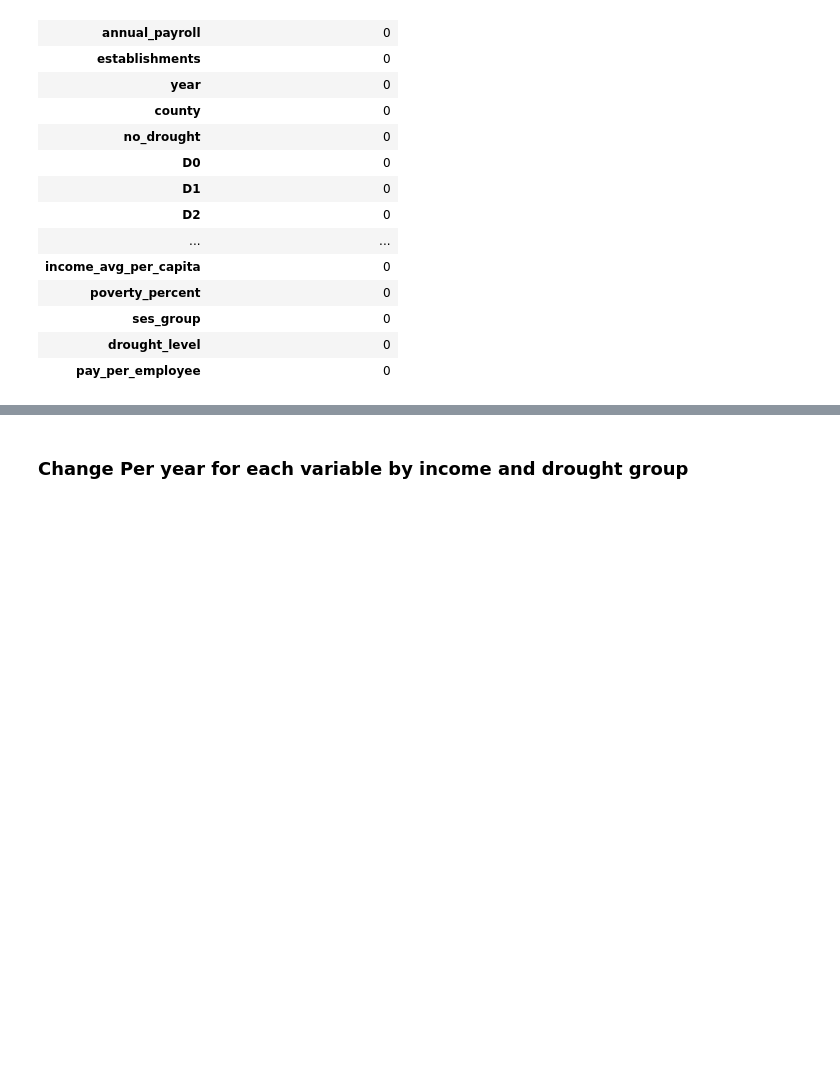
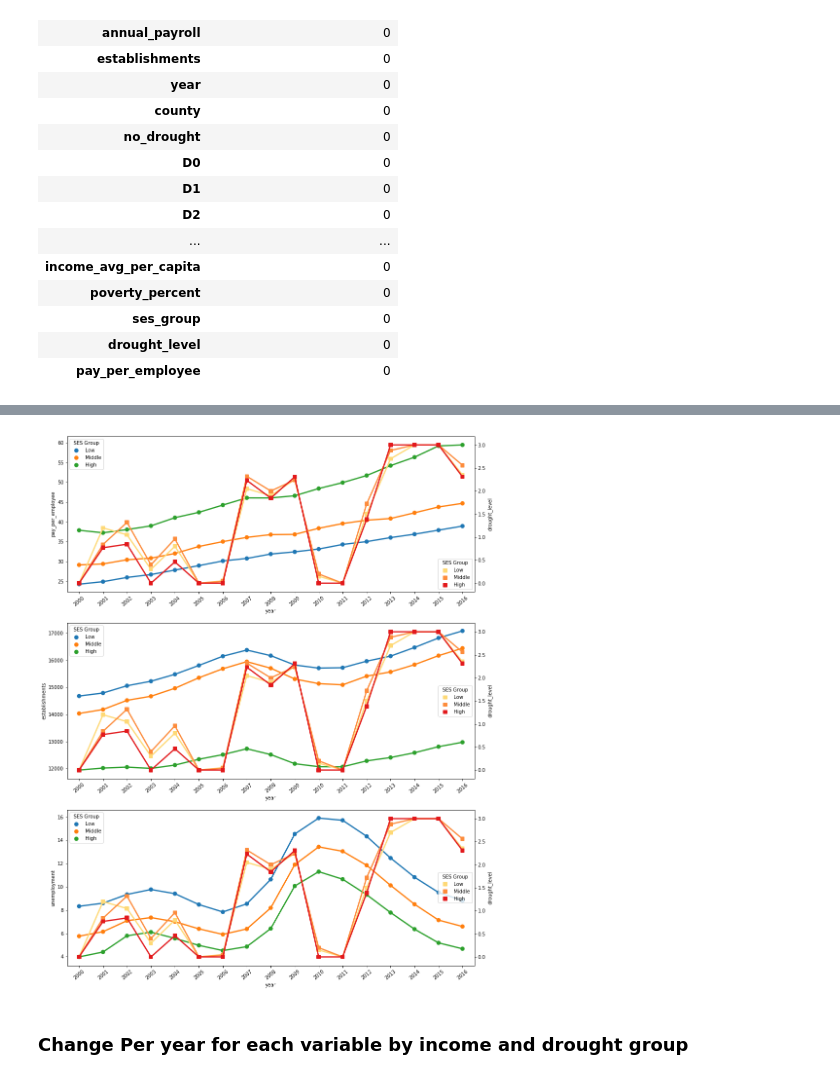
Before and after one commit to jacobmoul/COGS108_Repo, a Jupyter notebook: Final Project/FinalProject.ipynb, the cells around one changed output, grey strips where cells are left out. Saved outputs shown, nothing was run; the diff lists cells and outputs as text; code cells hidden in the pictures; blank space fills up the shorter version.

```diff
--- a/Final Project/FinalProject.ipynb
+++ b/Final Project/FinalProject.ipynb
@@ -378,3 +390,34 @@ pd.DataFrame(project_df.isnull().sum()).rename(columns={0:'Number of Missing Val
+# %%
+fig, (ax1, ax2, ax3) = plt.subplots(3,1,figsize=(15, 20))
+sns.pointplot(x='year', y='pay_per_employee', hue='ses_group', size='drought_level', data=avg_per_year_df,
+             legend='false', ax=ax1)
+ax1.legend(loc='upper left', title='SES Group')
+ax1_1 = ax1.twinx()
+sns.pointplot(x='year', y='drought_level', data=avg_per_year_df,
+             legend='false', ax=ax1_1, hue='ses_group', markers='s', palette = sns.color_palette('YlOrRd', 3))
+ax1_1.legend(loc='lower right', title='SES Group')
+
+sns.pointplot(x='year', y='establishments', hue='ses_group', data=avg_per_year_df,
+             legend='false', ax=ax2);
+ax2.legend(loc='upper left', title='SES Group')
+ax2_1 = ax2.twinx()
+sns.pointplot(x='year', y='drought_level', data=avg_per_year_df, palette = sns.color_palette('YlOrRd', 3),
+             legend='false', ax=ax2_1, hue='ses_group', markers='s')
+ax2_1.legend(loc='center right', title='SES Group')
+
+sns.pointplot(x='year', y='unemployment', hue='ses_group', data=avg_per_year_df,
+             legend='false', ax=ax3);
+ax3.legend(loc='upper left', title='SES Group')
+ax3_1 = ax3.twinx()
+sns.pointplot(x='year', y='drought_level', data=avg_per_year_df,
+             ax=ax3_1, hue='ses_group', markers='s', palette = sns.color_palette('YlOrRd', 3))
+ax3_1.legend(loc='center right', title='SES Group')
+
+for ax in fig.axes:
+    plt.sca(ax)
+    plt.xticks(rotation=40)
+# %% [output]
+[figure, added]
 # %% [markdown]
 ### Change Per year for each variable by income and drought group
 # %% [markdown]
```
Also changed, not shown: parts of 2 cells of this notebook.
